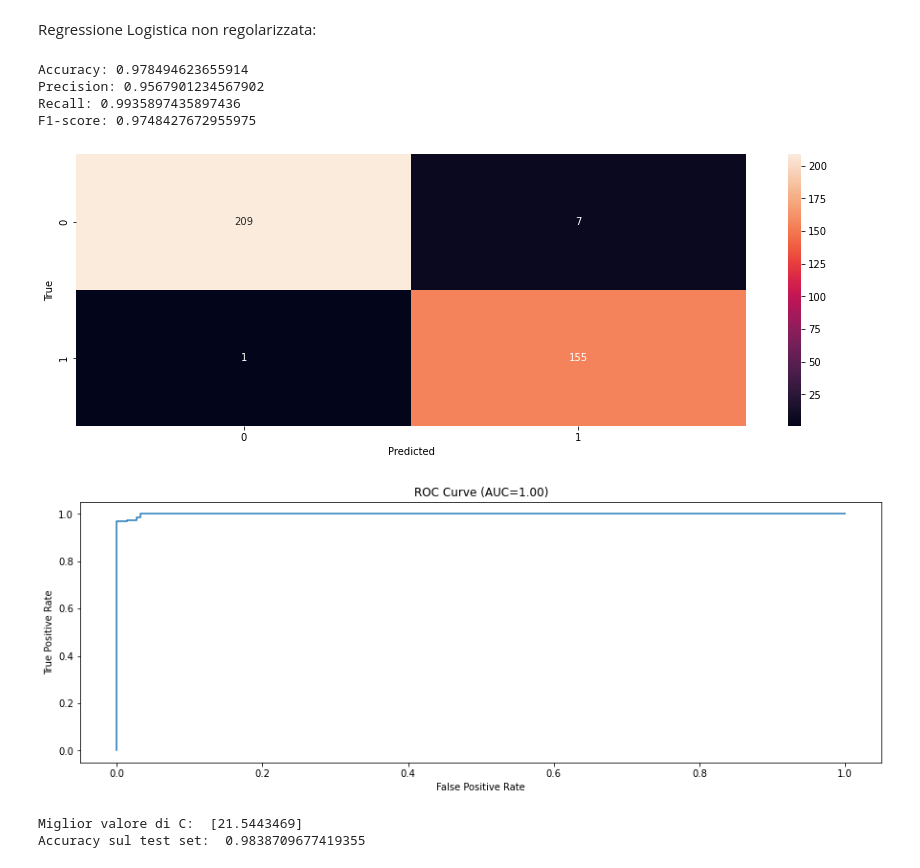
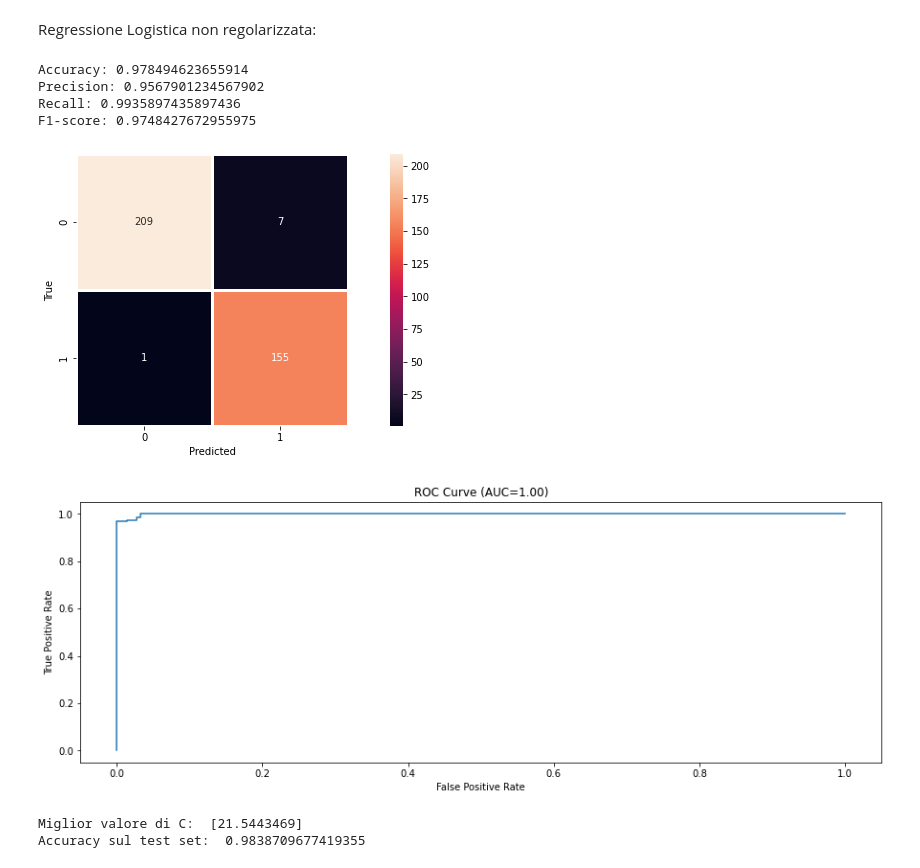
Before and after one commit to Erionis/Machine_Learning, a Jupyter notebook: challenges/challenge_one.ipynb, the cells around one changed output. Drawn from its saved outputs; the diff is of its cells as text; code cells hidden in the pictures.

```diff
--- a/challenges/challenge_one.ipynb
+++ b/challenges/challenge_one.ipynb
@@ -343,48 +343,45 @@ from sklearn.linear_model import LogisticRegression
 from sklearn.model_selection import train_test_split
 from sklearn.metrics import accuracy_score, precision_score, recall_score, f1_score, confusion_matrix, roc_curve, roc_auc_score
 
-# Istanzia un oggetto LogisticRegression
 lr = LogisticRegression()
 
-# Addestra il modello sui dati di training
 lr.fit(X_train, y_train)
 
-# Fai delle previsioni sui dati di test
 y_pred = lr.predict(X_test)
 
-# Valuta le prestazioni del modello
+# Valuto le prestazioni del modello
 accuracy = accuracy_score(y_test, y_pred)
 precision = precision_score(y_test, y_pred)
 recall = recall_score(y_test, y_pred)
 f1 = f1_score(y_test, y_pred)
 
 print("Accuracy:", accuracy)
 print("Precision:", precision)
 print("Recall:", recall)
 print("F1-score:", f1)
 
-# Visualizza la matrice di confusione
+# Visualizzo la matrice di confusione
 cm = confusion_matrix(y_test, y_pred)
-sb.heatmap(cm, annot=True, fmt='g')
+sb.heatmap(cm, annot=True, fmt='g', linewidths=3, square= True)
 plt.xlabel('Predicted')
 plt.ylabel('True')
 plt.show()
 
-# Calcola e visualizza la curva ROC
+#visualizzo la curva ROC
 y_prob = lr.predict_proba(X_test)[:,1]
 fpr, tpr, _ = roc_curve(y_test, y_prob)
 auc = roc_auc_score(y_test, y_prob)
 plt.plot(fpr, tpr)
 plt.xlabel('False Positive Rate')
 plt.ylabel('True Positive Rate')
 plt.title('ROC Curve (AUC={:.2f})'.format(auc))
 plt.show()
 # %% [output]
 Accuracy: 0.978494623655914
 Precision: 0.9567901234567902
 Recall: 0.9935897435897436
 F1-score: 0.9748427672955975
-[figure, old version]
+[figure, new version]
 [figure]
 # %%
 from sklearn.linear_model import LogisticRegressionCV
```
Also changed, not shown: parts of 9 cells of this notebook.
